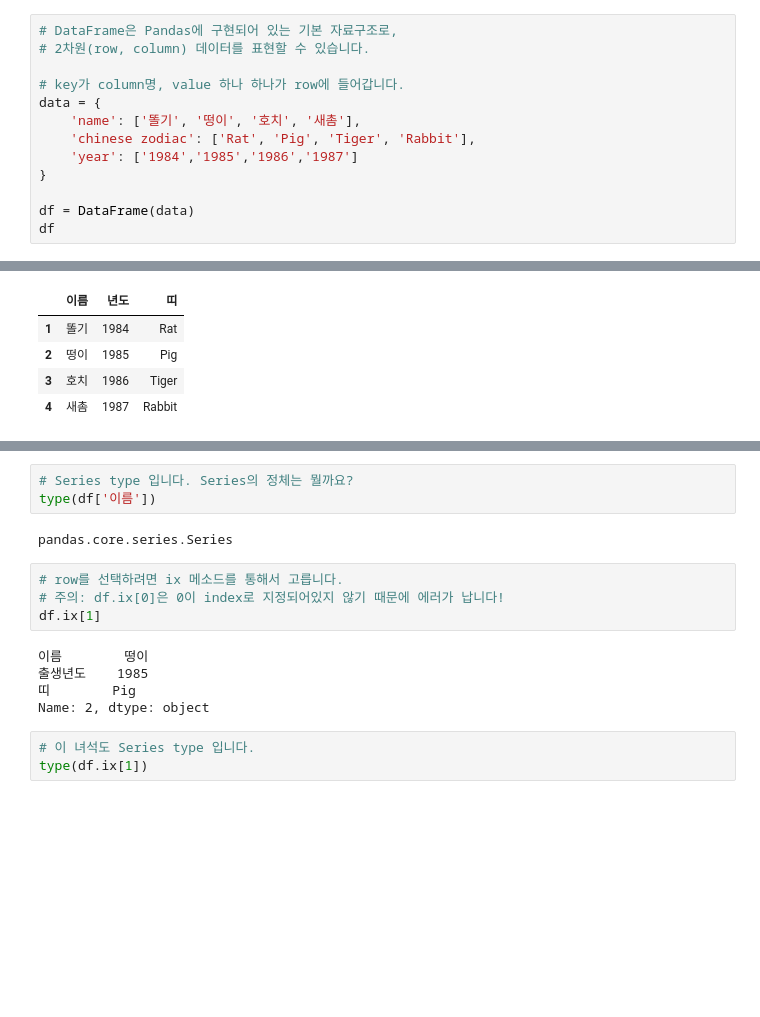
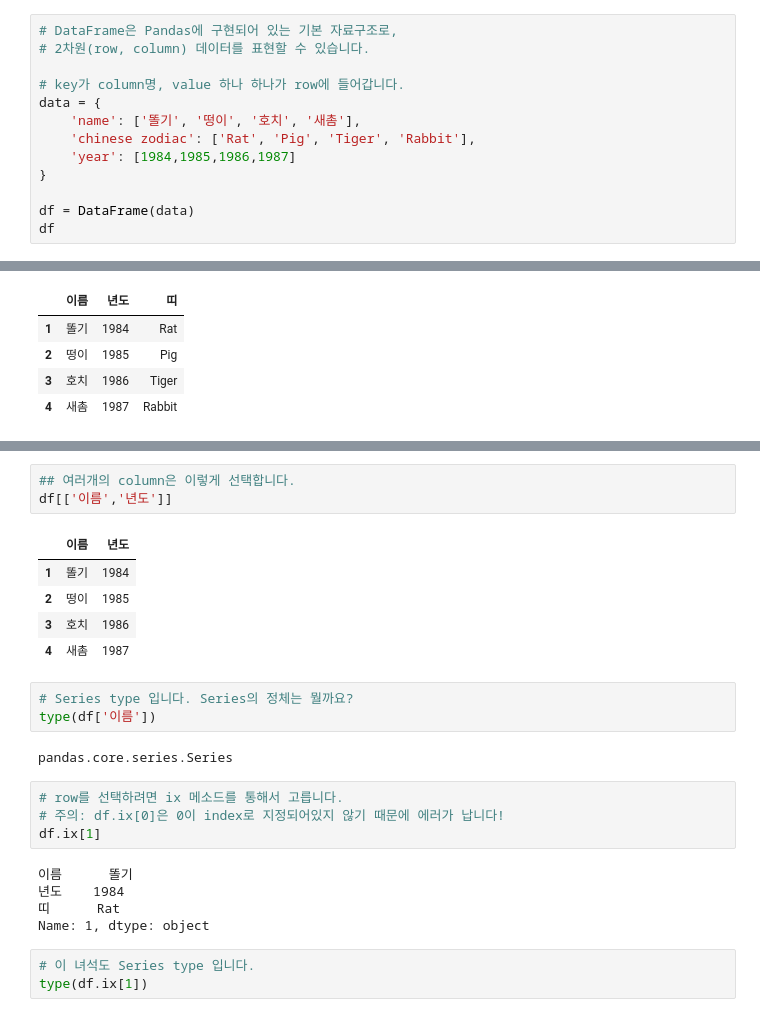
Before and after one commit to LyuGGang/python-data-analytics-lecture, a Jupyter notebook: 강의자료/6_pandas.ipynb, the cells around one changed output, grey strips where cells are left out. Drawn from its saved outputs; the diff is of its cells as text; blank space fills up the shorter version.

```diff
--- a/강의자료/6_pandas.ipynb
+++ b/강의자료/6_pandas.ipynb
@@ -213,7 +248,7 @@ from pandas import Series, DataFrame
 data = {
     'name': ['똘기', '떵이', '호치', '새촘'],
     'chinese zodiac': ['Rat', 'Pig', 'Tiger', 'Rabbit'],
-    'year': ['1984','1985','1986','1987']
+    'year': [1984,1985,1986,1987]
 }
 
 df = DataFrame(data)
@@ -290,4 +325,13 @@ df['이름']
 Name: 이름, dtype: object
+# %%
+## 여러개의 column은 이렇게 선택합니다.
+df[['이름','년도']]
+# %% [output]
+|  | 이름 | 년도 |
+| 1 | 똘기 | 1984 |
+| 2 | 떵이 | 1985 |
+| 3 | 호치 | 1986 |
+| 4 | 새촘 | 1987 |
 # %%
 # Series type 입니다. Series의 정체는 뭘까요?
 type(df['이름'])
@@ -298,10 +342,10 @@ pandas.core.series.Series
 # 주의: df.ix[0]은 0이 index로 지정되어있지 않기 때문에 에러가 납니다!
 df.ix[1]
 # %% [output]
-이름        떵이
-출생년도    1985
-띠        Pig
-Name: 2, dtype: object
+이름      똘기
+년도    1984
+띠      Rat
+Name: 1, dtype: object
 # %%
 # 이 녀석도 Series type 입니다.
 type(df.ix[1])
```
Also changed, not shown: parts of 25 cells of this notebook.
